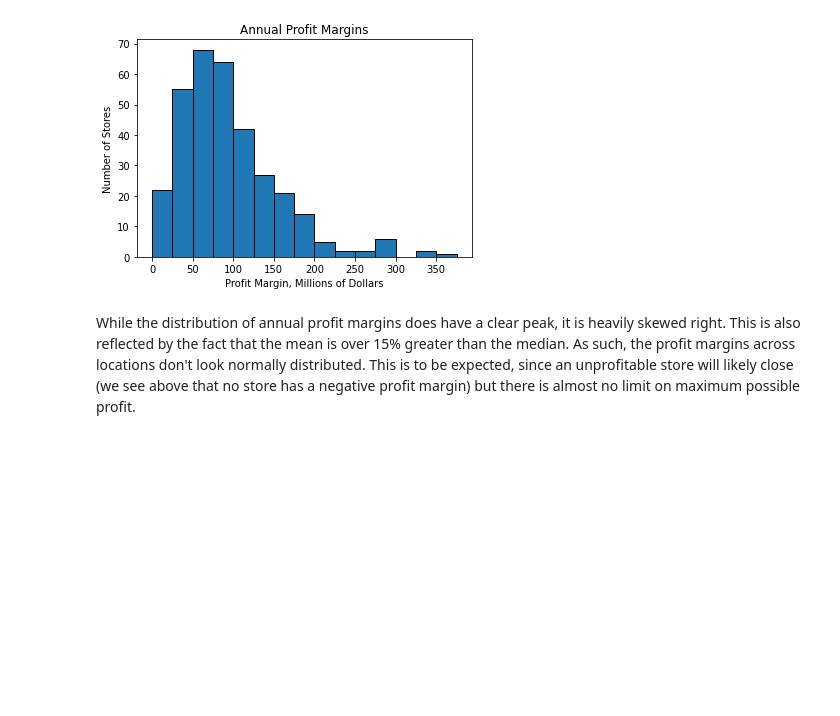
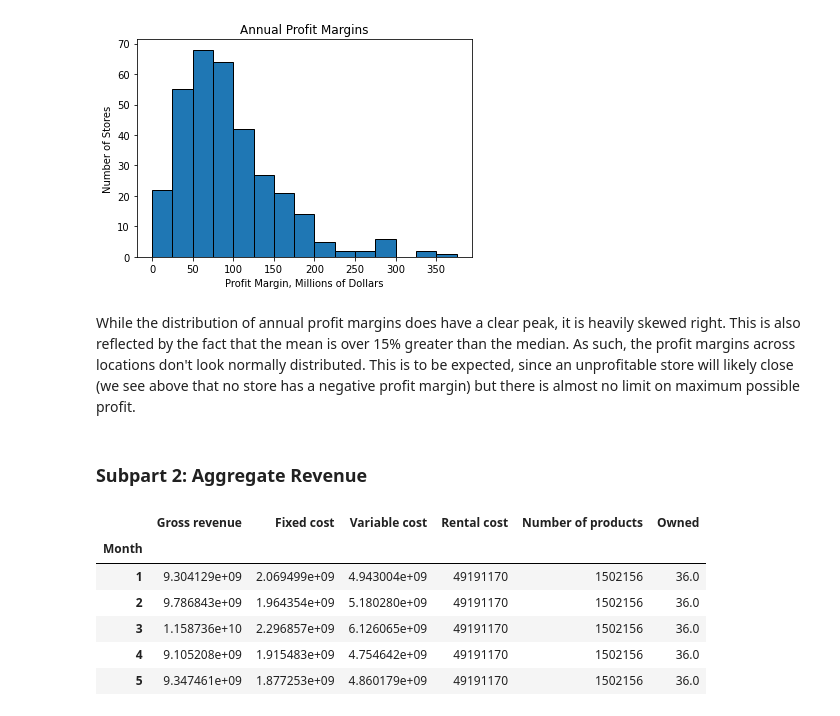
Before and after one commit to MichaelYinGH/assessment, a Jupyter notebook: analysis.ipynb, the cells around one changed output. Cells and saved outputs as stored; diff of their text form; code cells hidden in the pictures; blank space fills up the shorter version.

Commit message:
Completed subpart 2 of Part 1

```diff
--- a/analysis.ipynb
+++ b/analysis.ipynb
@@ -50,3 +50,17 @@ Median annual profit margin:  $81,611,260.13
 [figure]
 # %% [markdown]
 While the distribution of annual profit margins does have a clear peak, it is heavily skewed right. This is also reflected by the fact that the mean is over 15% greater than the median. As such, the profit margins across locations don't look normally distributed. This is to be expected, since an unprofitable store will likely close (we see above that no store has a negative profit margin) but there is almost no limit on maximum possible profit.
+# %% [markdown]
+<h3>Subpart 2: Aggregate Revenue
+# %%
+# Sum revenues and costs across stores
+data_aggregate_monthly = data.groupby("Month").sum()
+data_aggregate_monthly.head()
+# %% [output]
+|  | Gross revenue | Fixed cost | Variable cost | Rental cost | Number of products | Owned |
+| Month |  |  |  |  |  |  |
+| 1 | 9.304129e+09 | 2.069499e+09 | 4.943004e+09 | 49191170 | 1502156 | 36.0 |
+| 2 | 9.786843e+09 | 1.964354e+09 | 5.180280e+09 | 49191170 | 1502156 | 36.0 |
+| 3 | 1.158736e+10 | 2.296857e+09 | 6.126065e+09 | 49191170 | 1502156 | 36.0 |
+| 4 | 9.105208e+09 | 1.915483e+09 | 4.754642e+09 | 49191170 | 1502156 | 36.0 |
+| 5 | 9.347461e+09 | 1.877253e+09 | 4.860179e+09 | 49191170 | 1502156 | 36.0 |
```
Also changed, not shown: parts of 5 cells of this notebook.
